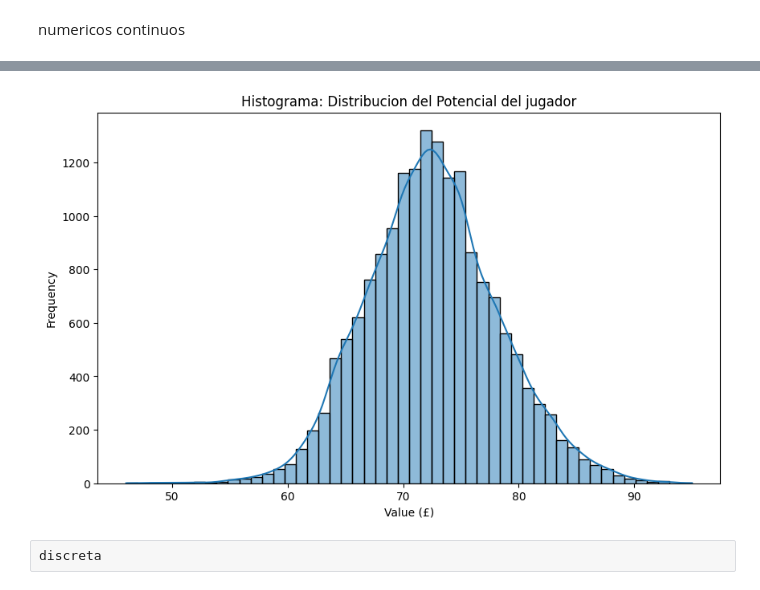
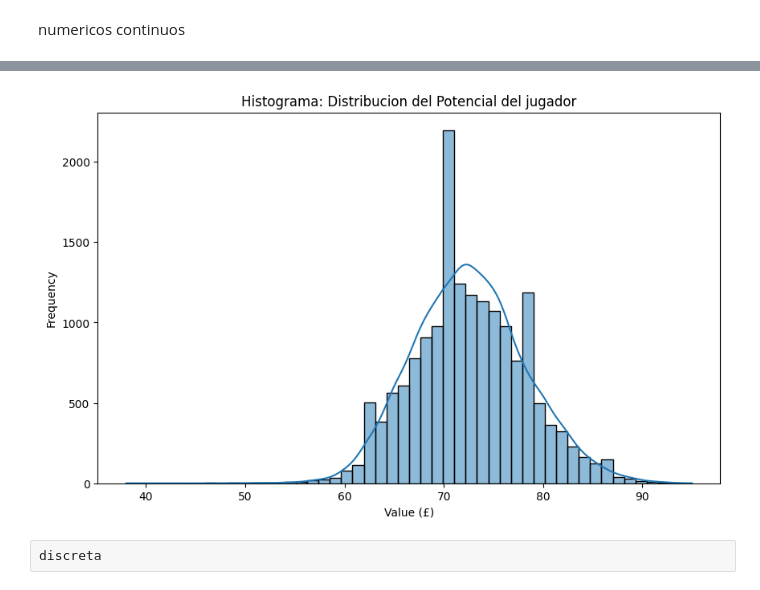
Before and after one commit to BrandonLCC/FIFA_ML_Kedro, a Jupyter notebook: machine-learning-project/notebooks/2_Data_Understanding.ipynb, the cells around one changed output, grey strips where cells are left out. Saved outputs shown, nothing was run; the diff lists cells and outputs as text; code cells hidden in the pictures.

```diff
--- a/machine-learning-project/notebooks/2_Data_Understanding.ipynb
+++ b/machine-learning-project/notebooks/2_Data_Understanding.ipynb
@@ -38,6 +21,6 @@ catalog.keys()
 ]
 # %%
+catalog.load("DataSetFIFA22")
 catalog.load("DataSetFIFA21")
 catalog.load("DataSetFIFA20")
-catalog.load("DataSetFIFA19")
 # %% [output]
@@ -61,5 +44,5 @@ catalog.load("DataSetFIFA19")
 # %%
+FIFA22_df = catalog.load("DataSetFIFA22")
 FIFA21_df = catalog.load("DataSetFIFA21")
 FIFA20_df = catalog.load("DataSetFIFA20")
-FIFA19_df = catalog.load("DataSetFIFA19")
 # %% [output]
@@ -355,16 +347,17 @@ categoricos ordinales
 # %% [markdown]
 numericos continuos
 # %%
+# esto antes era perfecto o forma normal, hay que limpiar
 plt.figure(figsize=(10, 6))
-sns.histplot(FIFA21_df['Potential'], bins=50, kde=True)
+sns.histplot(FIFA22_df['Potential'], bins=50, kde=True)
 
 plt.title('Histograma: Distribucion del Potencial del jugador')
 plt.xlabel('Value (£)')
 plt.ylabel('Frequency')
 plt.show()
 # %% [output]
 [interactive output not drawn]
-[figure, old version]
+[figure, new version]
 # %% [raw]
 discreta
 # %% [markdown]
```
Also changed, not shown: parts of 25 cells of this notebook, 1 other file.
